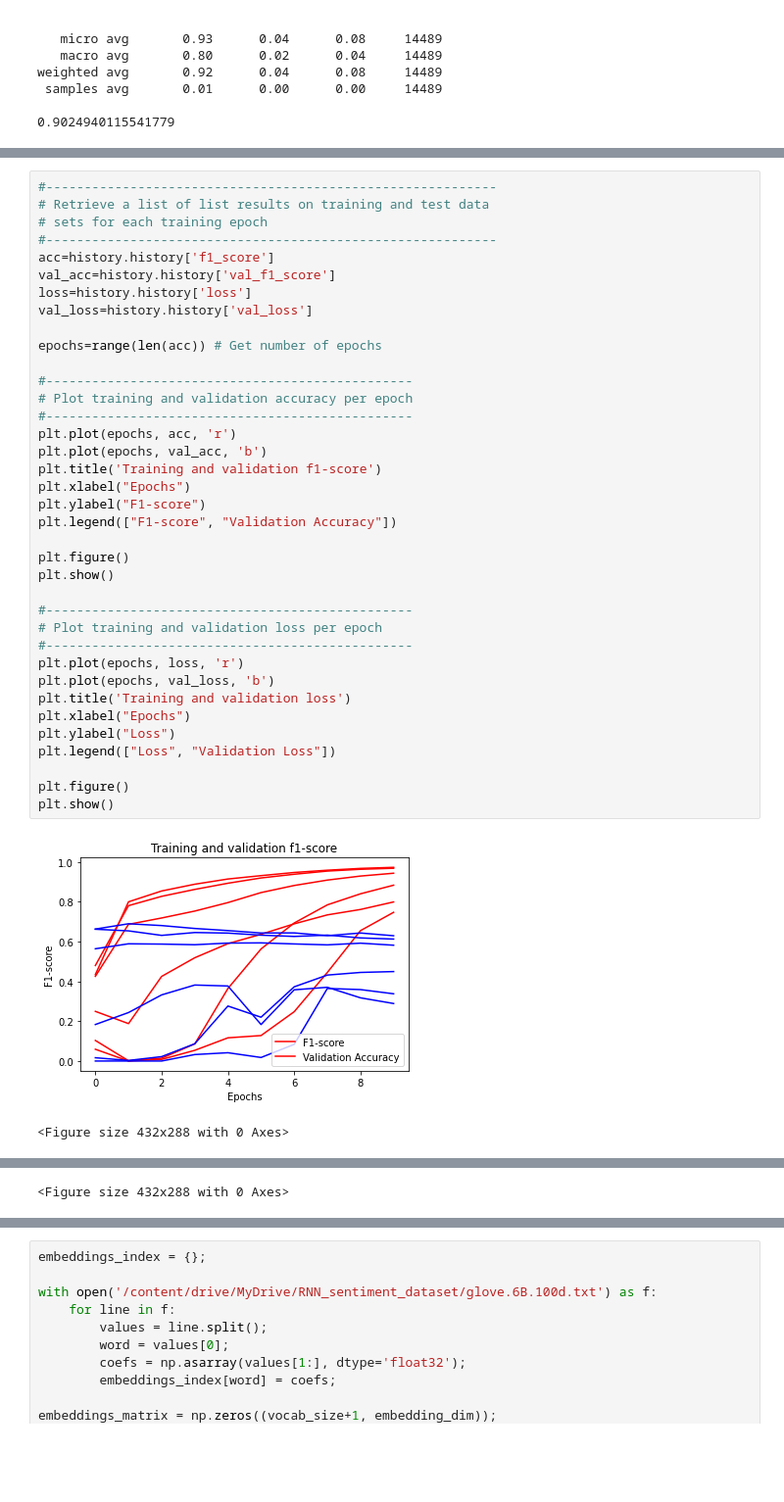
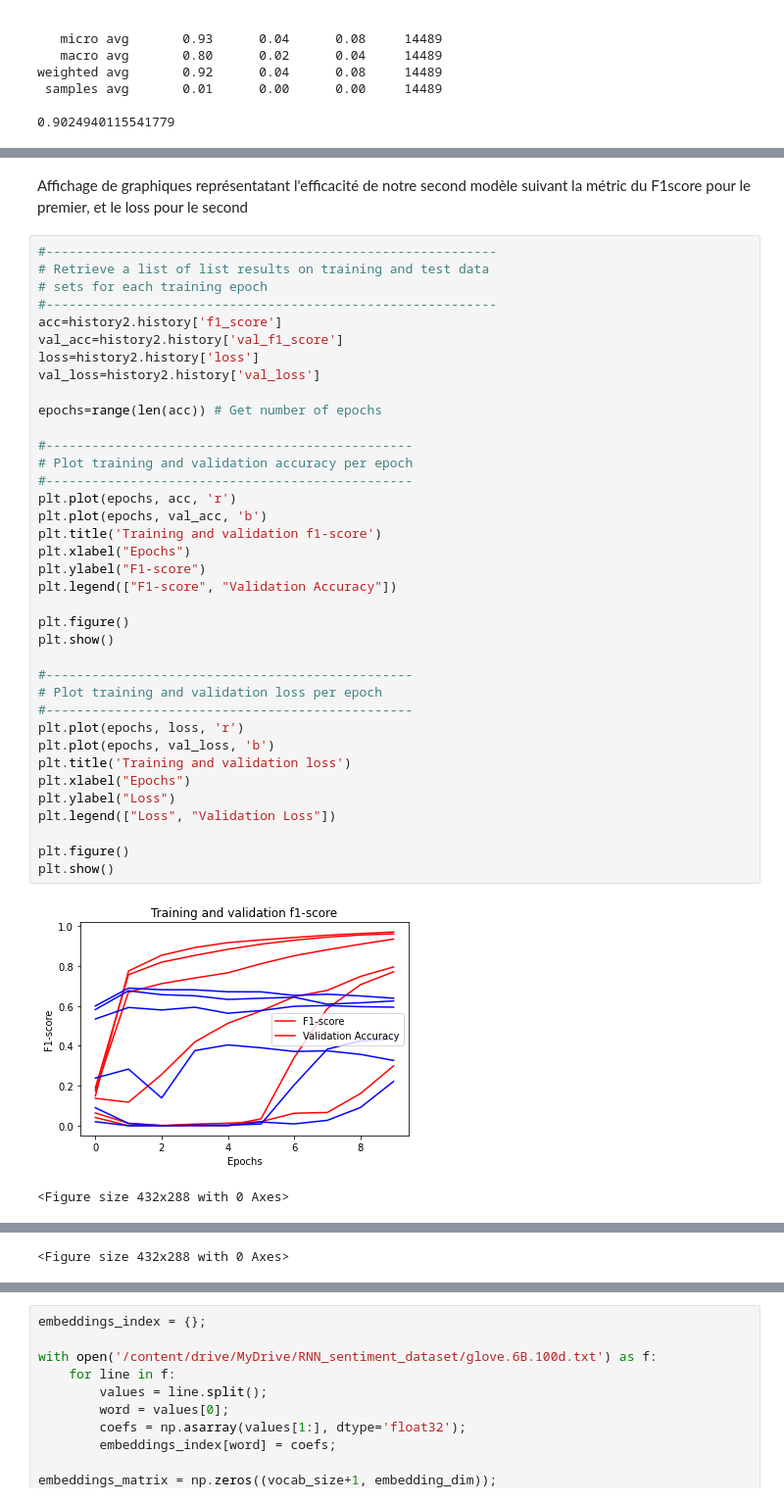
Before and after one commit to GatienVilain/Toxic-Comment-classification, a Jupyter notebook: Classification_commentaires_toxiques.ipynb, the cells around one changed output, grey strips where cells are left out. Shown: that part at 98% size. Cells and saved outputs as stored; diff of their text form; blank space fills up the shorter version.

```diff
--- a/Classification_commentaires_toxiques.ipynb
+++ b/Classification_commentaires_toxiques.ipynb
@@ -936,41 +936,43 @@ Epoch 10/10
 Training Complete
+# %% [markdown]
+Affichage de graphiques représentatant l'efficacité de notre second modèle suivant la métric du F1score pour le premier, et le loss pour le second
 # %%
 #-----------------------------------------------------------
 # Retrieve a list of list results on training and test data
 # sets for each training epoch
 #-----------------------------------------------------------
-acc=history.history['f1_score']
-val_acc=history.history['val_f1_score']
-loss=history.history['loss']
-val_loss=history.history['val_loss']
+acc=history2.history['f1_score']
+val_acc=history2.history['val_f1_score']
+loss=history2.history['loss']
+val_loss=history2.history['val_loss']
 
 epochs=range(len(acc)) # Get number of epochs
 
 #------------------------------------------------
 # Plot training and validation accuracy per epoch
 #------------------------------------------------
 plt.plot(epochs, acc, 'r')
 plt.plot(epochs, val_acc, 'b')
 plt.title('Training and validation f1-score')
 plt.xlabel("Epochs")
 plt.ylabel("F1-score")
 plt.legend(["F1-score", "Validation Accuracy"])
 
 plt.figure()
 plt.show()
 
 #------------------------------------------------
 # Plot training and validation loss per epoch
 #------------------------------------------------
 plt.plot(epochs, loss, 'r')
 plt.plot(epochs, val_loss, 'b')
 plt.title('Training and validation loss')
 plt.xlabel("Epochs")
 plt.ylabel("Loss")
 plt.legend(["Loss", "Validation Loss"])
 
 plt.figure()
 plt.show()
 # %% [output]
-[figure, old version]
+[figure, new version]
 <Figure size 432x288 with 0 Axes>
```
Also changed, not shown: parts of 70 cells of this notebook.
